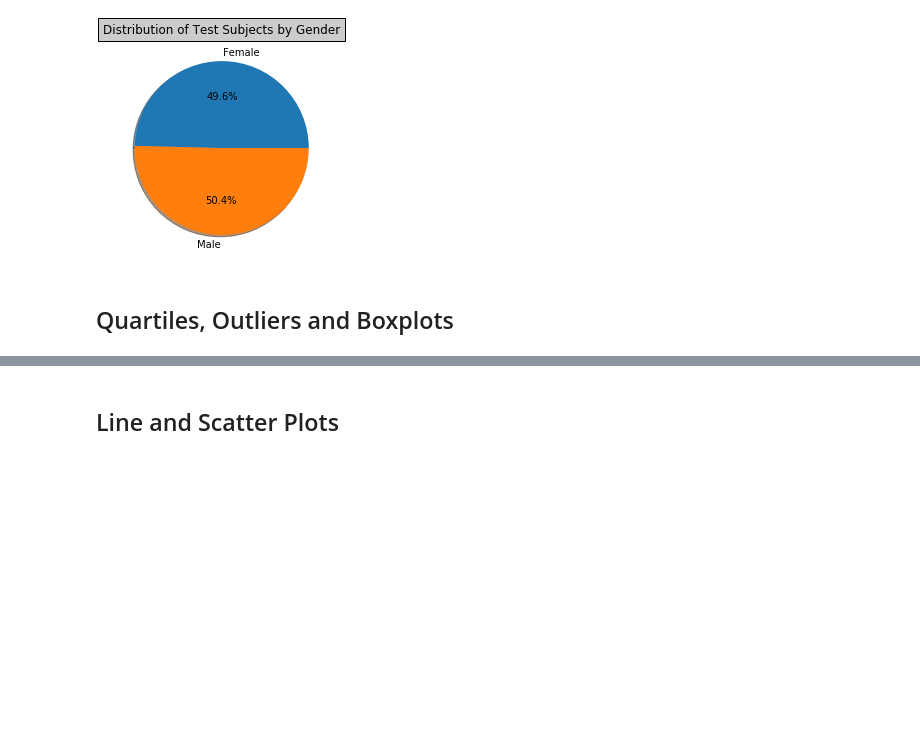
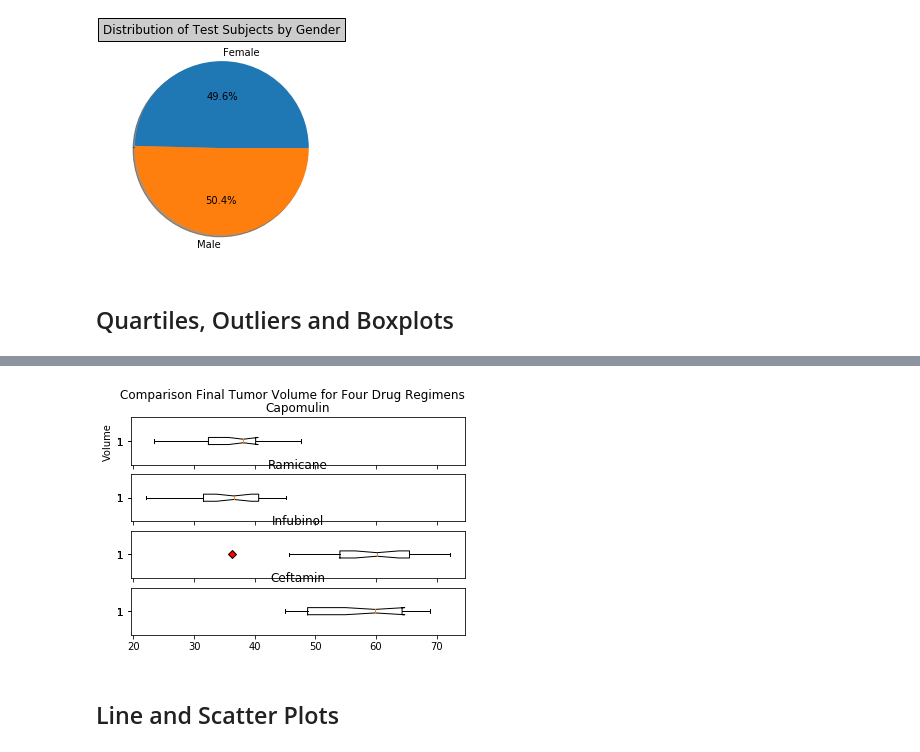
Before and after one commit to DataNinjaPrincess/matplotlib-challenge, a Jupyter notebook: pymaceuticals.ipynb, the cells around one changed output, grey strips where cells are left out. Saved outputs shown, nothing was run; the diff lists cells and outputs as text; code cells hidden in the pictures; blank space fills up the shorter version.

```diff
--- a/pymaceuticals.ipynb
+++ b/pymaceuticals.ipynb
@@ -205,8 +207,13 @@ plt.show()
 # %%
 # Calculate the final tumor volume of each mouse across four of the treatment regimens:
 # Capomulin, Ramicane, Infubinol, and Ceftamin
+SelectMice = CleanMice[CleanMice['Drug Regimen'].isin(['Capomulin', 'Ramicane', 'Infubinol', 'Ceftamin'])]
+SelectMice
 
 # Start by getting the last (greatest) timepoint for each mouse
-
+LastTime = pd.DataFrame(SelectMice.groupby(["Mouse ID"])["Timepoint"].max())
+LastTime
 
 # Merge this group df with the original dataframe to get the tumor volume at the last timepoint
+LastSize= pd.merge(LastTime, SelectMice, on=["Mouse ID", "Timepoint"], how="left")
+LastSize
@@ -232,3 +344,38 @@ plt.show()
+# %%
+# Generate a box plot of the final tumor volume of each mouse across four regimens of interest
+fig, axs = plt.subplots(4, sharex=True, sharey=True)
+
+
+
+red_diamond = dict(markerfacecolor='r', marker='D')
+
+
+fig.suptitle('Comparison Final Tumor Volume for Four Drug Regimens')
+
+# Cap
+axs[0].boxplot(TumVolCap, vert = False, notch = True, flierprops = red_diamond)
+axs[0].set_title('Capomulin')
+
+
+# Ram
+axs[1].boxplot(TumVolRam, vert = False, notch = True, flierprops = red_diamond)
+axs[1].set_title('Ramicane')
+
+# Inf
+axs[2].boxplot(TumVolInf, vert = False, notch = True, flierprops = red_diamond)
+axs[2].set_title('Infubinol')
+
+
+
+# Cef
+axs[3].boxplot(TumVolCef, vert = False, notch = True, flierprops = red_diamond)
+axs[3].set_title('Ceftamin')
+axs[0].set_ylabel('Volume')
+
+
+plt.show()
+# %% [output]
+[figure, added]
 # %% [markdown]
 ## Line and Scatter Plots
 # %%
```
Also changed, not shown: parts of 10 cells of this notebook.
